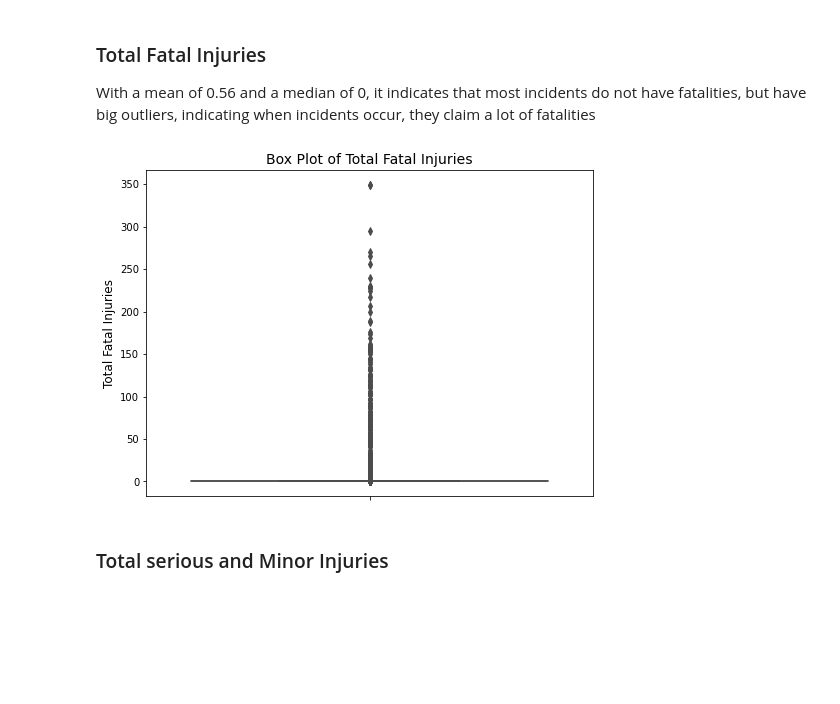
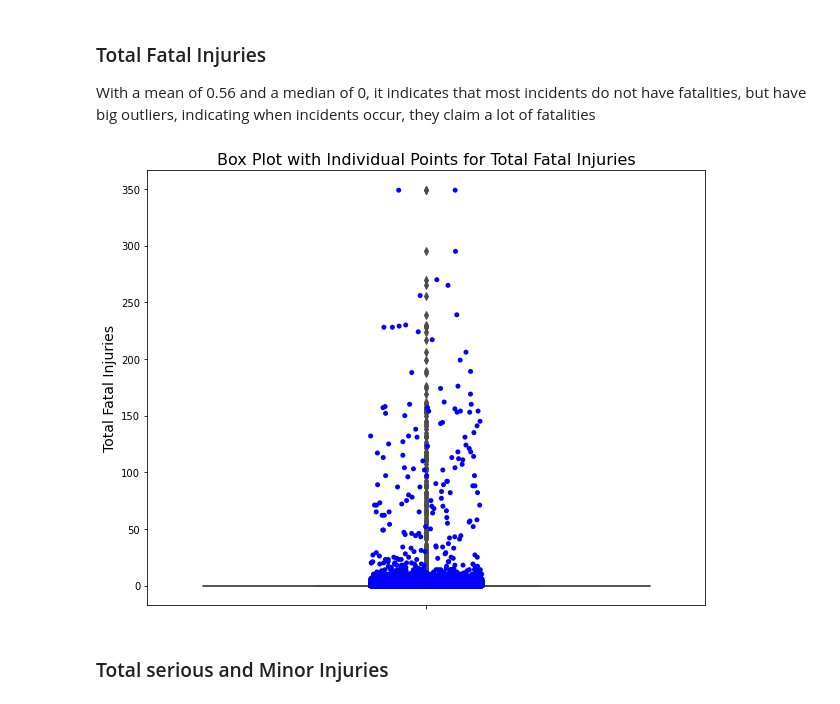
Before and after one commit to ShemDennis/phase_1_project, a Jupyter notebook: project.ipynb, the cells around one changed output. Drawn from its saved outputs; the diff is of its cells as text; code cells hidden in the pictures; blank space fills up the shorter version.

Commit message:
Adding a few more graphs

```diff
--- a/project.ipynb
+++ b/project.ipynb
@@ -191,6 +191,20 @@ df['Engine.Type'].fillna(df['Engine.Type'].mode()[0], inplace=True)
 df['Purpose.of.flight'].fillna(df['Purpose.of.flight'].mode()[0], inplace=True)
 df['Report.Status'].fillna(df['Report.Status'].mode()[0], inplace=True)
 df['Publication.Date'].fillna(df['Publication.Date'].mode()[0], inplace=True)
+# Calculate the mode of the 'Weather.Condition' column
+# Strip leading/trailing spaces and standardize to 'Unknown' for any variations
+df['Weather.Condition'] = df['Weather.Condition'].str.strip().str.capitalize()
+
+# Calculate the mode of the 'Weather.Condition' column (excluding 'Unknown')
+weather_mode = df[df['Weather.Condition'] != 'Unknown']['Weather.Condition'].mode()[0]
+
+# Replace 'Unknown' with the mode
+df['Weather.Condition'] = df['Weather.Condition'].replace('Unknown', weather_mode)
+
+# Replace 'Unknown' with the mode
+df['Weather.Condition'] = df['Weather.Condition'].replace('Unknown', weather_mode)
+
+
 
 # Fill missing values in 'Location' and 'Country' with 'Unknown'
 df['Location'].fillna('Unknown', inplace=True)
@@ -497,18 +509,23 @@ plt.show()
 ### Total Fatal Injuries
 With a mean of 0.56 and a median of 0, it indicates that most incidents do not have fatalities, but have big outliers, indicating when incidents occur, they claim a lot of fatalities
 # %%
-# Box plot for Total Fatal Injuries
-plt.figure(figsize=(8, 6))
+# Wider Box plot with strip plot for Total Fatal Injuries
+plt.figure(figsize=(10, 8))  # Increase the figure size for a wider plot
+
+# Create the box plot
 sns.boxplot(y=df['Total.Fatal.Injuries'], color='red')
 
+# Overlay a strip plot to show individual data points
+sns.stripplot(y=df['Total.Fatal.Injuries'], color='blue', size=5, jitter=True)
+
 # Adding titles and labels
-plt.title('Box Plot of Total Fatal Injuries', fontsize=14)
-plt.ylabel('Total Fatal Injuries', fontsize=12)
+plt.title('Box Plot with Individual Points for Total Fatal Injuries', fontsize=16)
+plt.ylabel('Total Fatal Injuries', fontsize=14)
 
 # Show plot
 plt.show()
 # %% [output]
-[figure, old version]
+[figure, new version]
 # %% [markdown]
 ### Total serious and Minor Injuries
 # %% [markdown]
```
Also changed, not shown: parts of 11 cells of this notebook.
